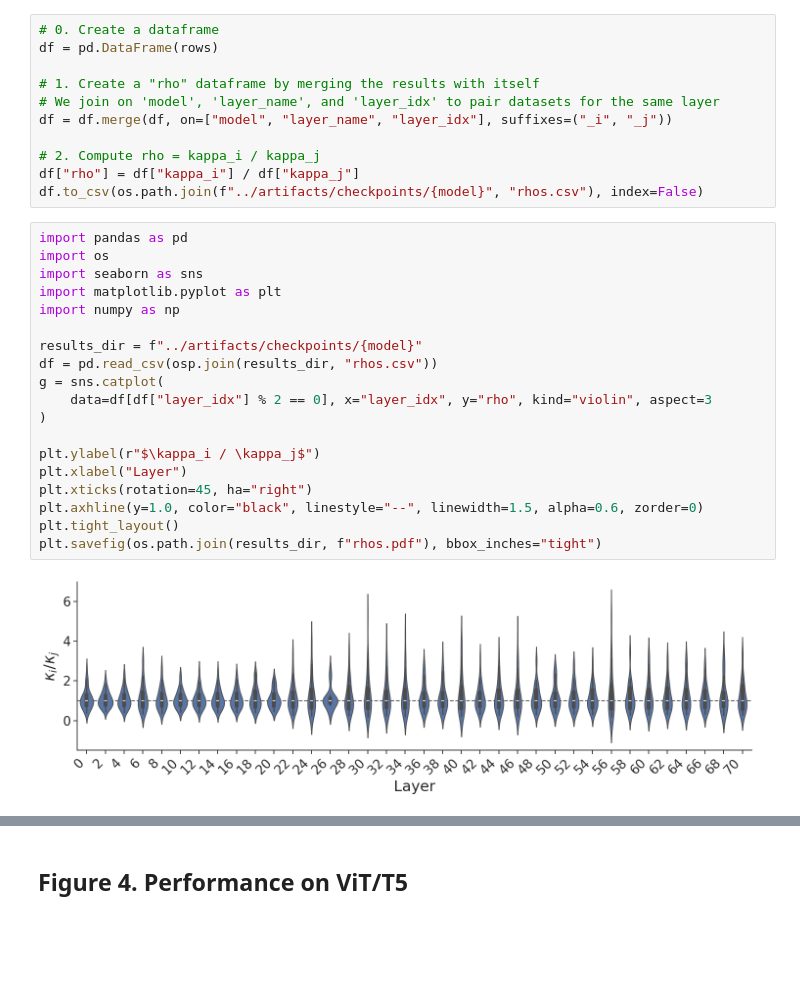
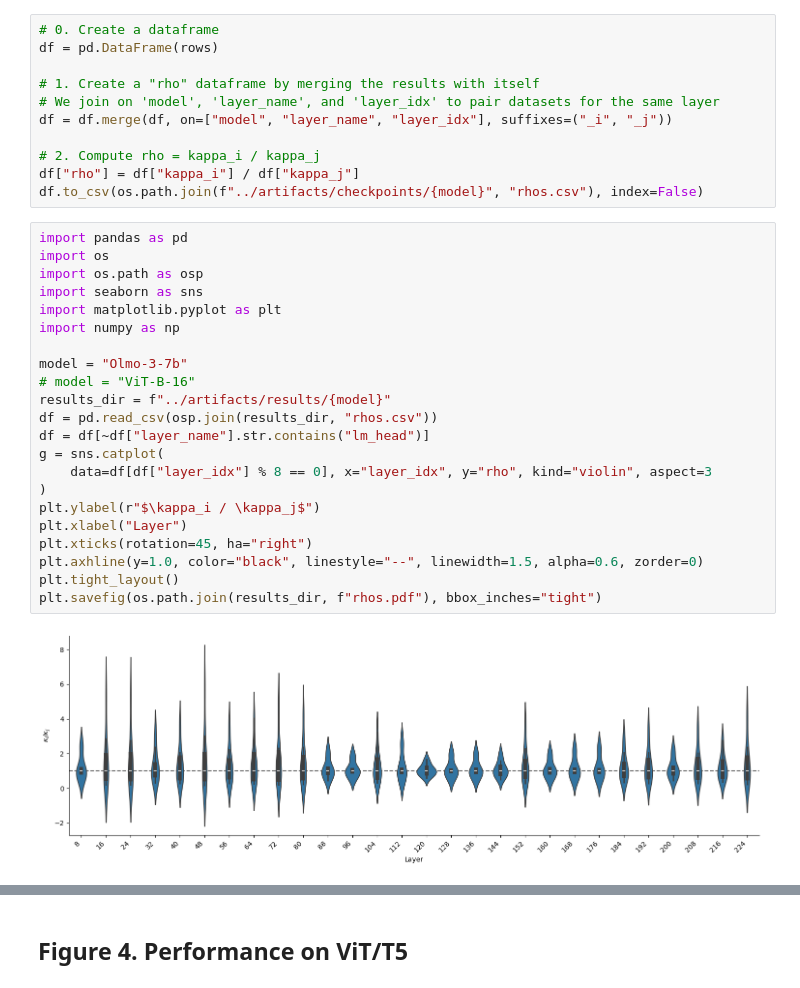
Before and after one commit to marawangamal/actmat, a Jupyter notebook: scripts/analysis.ipynb, the cells around one changed output, grey strips where cells are left out. Cells and saved outputs as stored; diff of their text form; blank space fills up the shorter version.

Commit message:
Exp: add results

```diff
--- a/scripts/analysis.ipynb
+++ b/scripts/analysis.ipynb
@@ -223,21 +223,24 @@ df.to_csv(os.path.join(f"../artifacts/checkpoints/{model}", "rhos.csv"), index=F
 # %%
 import pandas as pd
 import os
+import os.path as osp
 import seaborn as sns
 import matplotlib.pyplot as plt
 import numpy as np
 
-results_dir = f"../artifacts/checkpoints/{model}"
+model = "Olmo-3-7b"
+# model = "ViT-B-16"
+results_dir = f"../artifacts/results/{model}"
 df = pd.read_csv(osp.join(results_dir, "rhos.csv"))
+df = df[~df["layer_name"].str.contains("lm_head")]
 g = sns.catplot(
-    data=df[df["layer_idx"] % 2 == 0], x="layer_idx", y="rho", kind="violin", aspect=3
+    data=df[df["layer_idx"] % 8 == 0], x="layer_idx", y="rho", kind="violin", aspect=3
 )
-
 plt.ylabel(r"$\kappa_i / \kappa_j$")
 plt.xlabel("Layer")
 plt.xticks(rotation=45, ha="right")
 plt.axhline(y=1.0, color="black", linestyle="--", linewidth=1.5, alpha=0.6, zorder=0)
 plt.tight_layout()
 plt.savefig(os.path.join(results_dir, f"rhos.pdf"), bbox_inches="tight")
 # %% [output]
-[figure, old version]
+[figure, new version]
```
Also changed, not shown: parts of 2 cells of this notebook, 31 other files.
